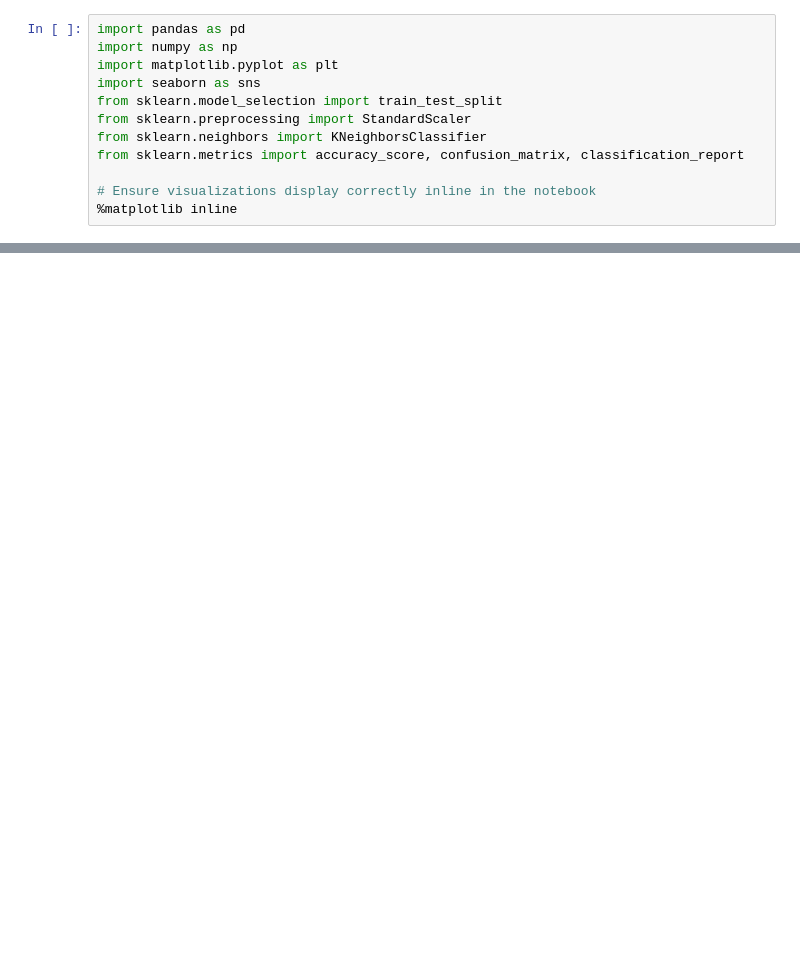
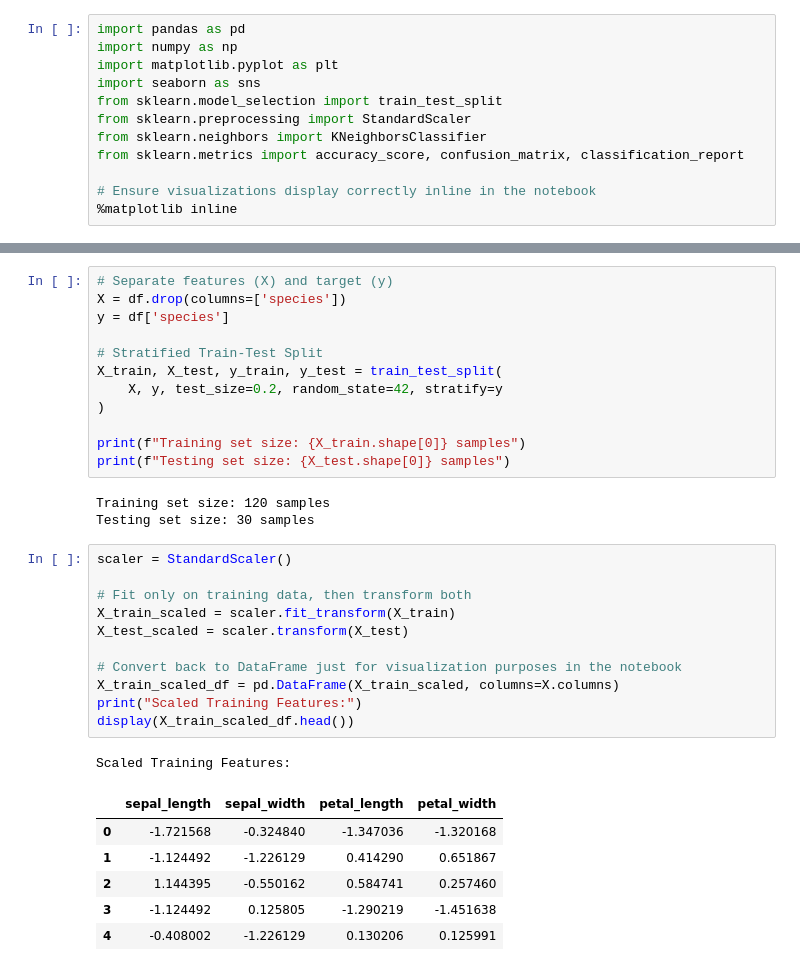
Before and after one commit to Pijus-Saha/codveda-ml-internship, a Jupyter notebook: Level_1_Basic/task3_knn_classifier.ipynb, the cells around one changed output, grey strips where cells are left out. Drawn from its saved outputs; the diff is of its cells as text; blank space fills up the shorter version.

```diff
--- a/Level_1_Basic/task3_knn_classifier.ipynb
+++ b/Level_1_Basic/task3_knn_classifier.ipynb
@@ -22,0 +41,34 @@ OSError: [Errno 22] Invalid argument: '..\\datasets\x01_iris.csv'
+# %%
+# Separate features (X) and target (y)
+X = df.drop(columns=['species'])
+y = df['species']
+
+# Stratified Train-Test Split
+X_train, X_test, y_train, y_test = train_test_split(
+    X, y, test_size=0.2, random_state=42, stratify=y
+)
+
+print(f"Training set size: {X_train.shape[0]} samples")
+print(f"Testing set size: {X_test.shape[0]} samples")
+# %% [output]
+Training set size: 120 samples
+Testing set size: 30 samples
+# %%
+scaler = StandardScaler()
+
+# Fit only on training data, then transform both
+X_train_scaled = scaler.fit_transform(X_train)
+X_test_scaled = scaler.transform(X_test)
+
+# Convert back to DataFrame just for visualization purposes in the notebook
+X_train_scaled_df = pd.DataFrame(X_train_scaled, columns=X.columns)
+print("Scaled Training Features:")
+display(X_train_scaled_df.head())
+# %% [output]
+Scaled Training Features:
+|  | sepal_length | sepal_width | petal_length | petal_width |
+| 0 | -1.721568 | -0.324840 | -1.347036 | -1.320168 |
+| 1 | -1.124492 | -1.226129 | 0.414290 | 0.651867 |
+| 2 | 1.144395 | -0.550162 | 0.584741 | 0.257460 |
+| 3 | -1.124492 | 0.125805 | -1.290219 | -1.451638 |
+| 4 | -0.408002 | -1.226129 | 0.130206 | 0.125991 |
```
Also changed, not shown: parts of 4 cells of this notebook.
